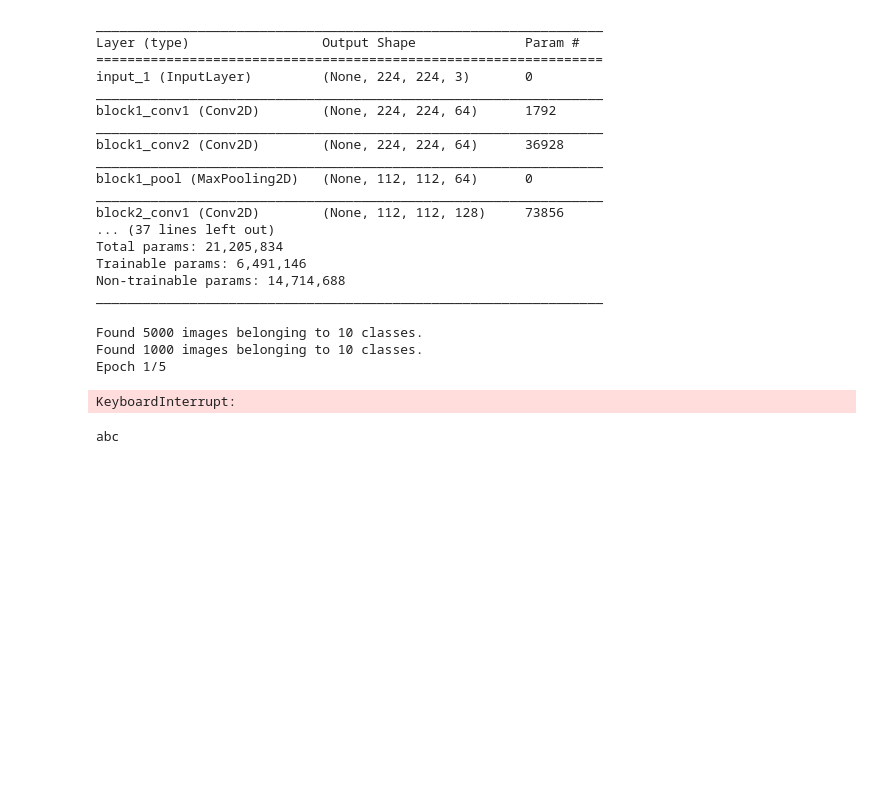
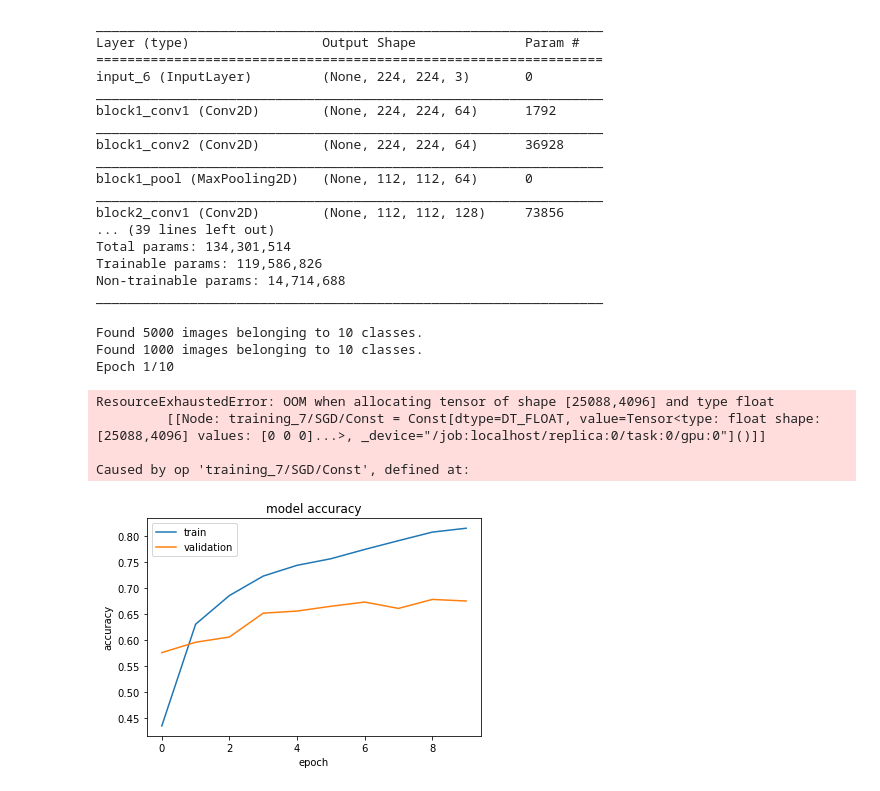
Before and after one commit to nanafwu/deep-wardrobe, a Jupyter notebook: Keras_Clothing_Classifier.ipynb, the cells around one changed output. Drawn from its saved outputs; the diff is of its cells as text; code cells hidden in the pictures; blank space fills up the shorter version.

Commit message:
try some basic multiclass models

```diff
--- a/Keras_Clothing_Classifier.ipynb
+++ b/Keras_Clothing_Classifier.ipynb
@@ -40,9 +41,11 @@ _________________________________________________________________
 # %%
 x = base_model.output
 x = Flatten()(x)
-x = Dense(256)(x)
-x = Dense(256)(x)
-# x = Dropout(0.5)(x)
+x = Dense(4096, name='fc1')(x)
+x = Dropout(0.2)(x)
+x = Dense(4096, name='fc2')(x)
+
+
 #predictions = Dense(2, activation="softmax") (x)
 #predictions = Dense(1, activation="sigmoid") (x)
 x = Dense(10, activation='softmax', name='predictions')(x)
@@ -56,7 +59,7 @@ model_final.summary()
 _________________________________________________________________
 Layer (type)                 Output Shape              Param #
 =================================================================
-input_1 (InputLayer)         (None, 224, 224, 3)       0
+input_6 (InputLayer)         (None, 224, 224, 3)       0
 _________________________________________________________________
 block1_conv1 (Conv2D)        (None, 224, 224, 64)      1792
 _________________________________________________________________
@@ -65,12 +68,13 @@ _________________________________________________________________
 block1_pool (MaxPooling2D)   (None, 112, 112, 64)      0
 _________________________________________________________________
 block2_conv1 (Conv2D)        (None, 112, 112, 128)     73856
-... (37 lines left out)
-Total params: 21,205,834
-Trainable params: 6,491,146
+... (39 lines left out)
+Total params: 134,301,514
+Trainable params: 119,586,826
 Non-trainable params: 14,714,688
 _________________________________________________________________
 # %%
+weights_file = 'vgg16_clothing_classifier_0.h5'
 train_datagen = ImageDataGenerator(rescale=1. / 255)
 val_datagen = ImageDataGenerator(rescale=1. / 255)
 
@@ -78,7 +82,7 @@ train_data_dir = 'data/train'
 validation_data_dir = "data/validation"
 nb_validation_samples = 1000
 nb_train_samples = 5000
-epochs = 5
+epochs = 10
 batch_size = 16
 img_width, img_height = 224, 224
 
@@ -95,27 +99,36 @@ val_generator = val_datagen.flow_from_directory(
                                 batch_size=batch_size,
                                 class_mode = "categorical")
 
-checkpoint = ModelCheckpoint("vgg16_1.h5", monitor='val_acc', verbose=1, save_best_only=True, save_weights_only=False, mode='auto', period=1)
+checkpoint = ModelCheckpoint(weights_file, monitor='val_acc', verbose=1, save_best_only=True, save_weights_only=False, mode='auto', period=1)
 early = EarlyStopping(monitor='val_acc', min_delta=0, patience=10, verbose=1, mode='auto')
 
 
 # Train the model
-model_final.fit_generator(
-        train_generator,
-        steps_per_epoch=nb_train_samples//batch_size,
-        epochs=epochs,
-        validation_data=val_generator,
-        validation_steps=nb_validation_samples//batch_size,
-        verbose=1,
-        workers=4,
-        callbacks = [checkpoint, early])
+history = model_final.fit_generator(
+            train_generator,
+            steps_per_epoch=nb_train_samples//batch_size,
+            epochs=epochs,
+            validation_data=val_generator,
+            validation_steps=nb_validation_samples//batch_size,
+            verbose=1,
+            workers=4,
+            callbacks = [checkpoint, early])
 # %% [output]
 Found 5000 images belonging to 10 classes.
 Found 1000 images belonging to 10 classes.
-Epoch 1/5
+Epoch 1/10
-KeyboardInterrupt:
+ResourceExhaustedError: OOM when allocating tensor of shape [25088,4096] and type float
+         [[Node: training_7/SGD/Const = Const[dtype=DT_FLOAT, value=Tensor<type: float shape: [25088,4096] values: [0 0 0]...>, _device="/job:localhost/replica:0/task:0/gpu:0"]()]]
+
+Caused by op 'training_7/SGD/Const', defined at:
-# %%
-print('abc')
-# %% [output]
-abc
+# %%
+plt.plot(history.history['acc'])
+plt.plot(history.history['val_acc'])
+plt.title('model accuracy')
+plt.ylabel('accuracy')
+plt.xlabel('epoch')
+plt.legend(['train', 'validation'], loc='upper left')
+plt.show()
+# %% [output]
+[figure, added]
 # %%
```
Also changed, not shown: parts of 7 cells of this notebook.
